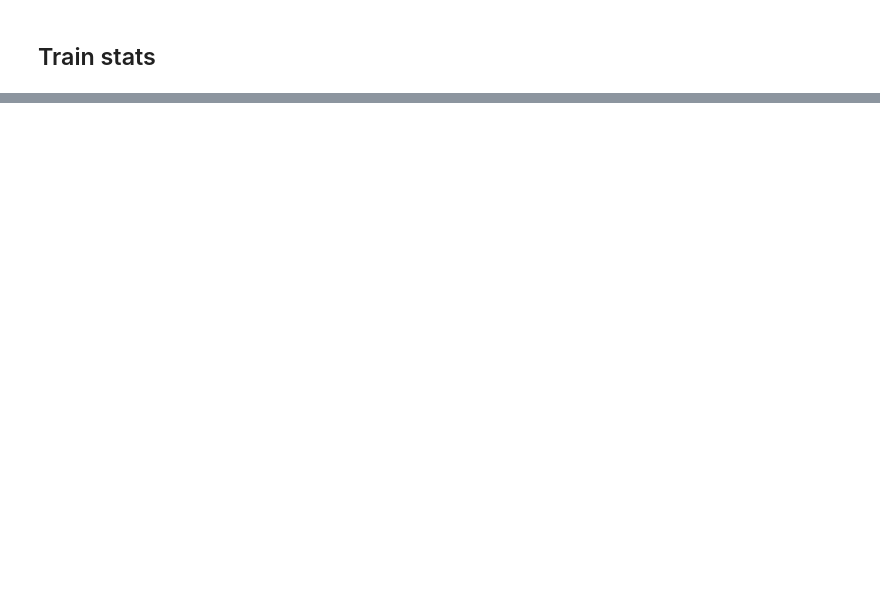
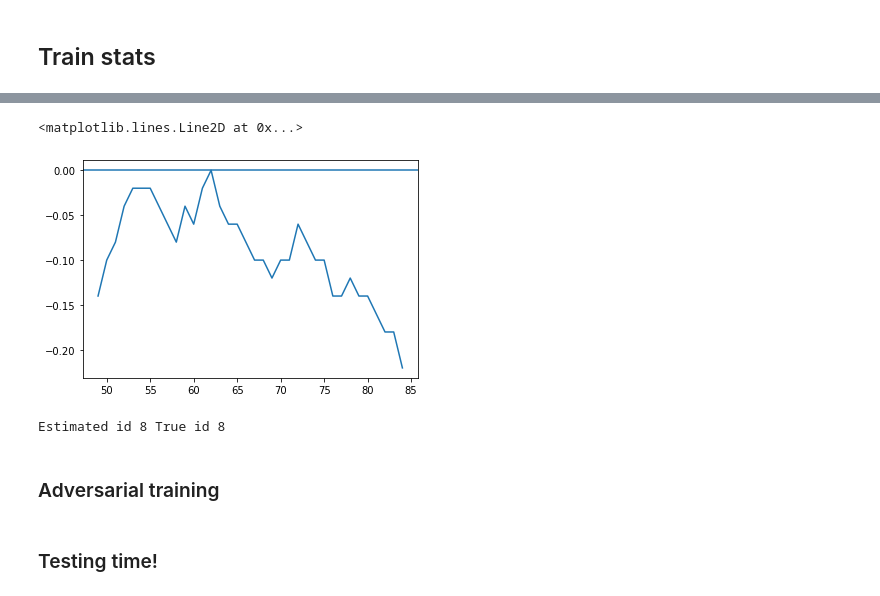
Before and after one commit to HumanCompatibleAI/better-adversarial-defenses, a Jupyter notebook: rpc_poc.ipynb, the cells around one changed output, grey strips where cells are left out. Drawn from its saved outputs; the diff is of its cells as text; code cells hidden in the pictures; blank space fills up the shorter version.

```diff
--- a/rpc_poc.ipynb
+++ b/rpc_poc.ipynb
@@ -253,0 +317,3 @@ rew
+# %%
+A1.do_train = False
+A2.do_train = False
@@ -253,0 +329,6 @@ rew
+# %%
+plt.plot(pd.Series(A1.reward_by_opponent[A2]).rolling(50).mean())
+plt.axhline(0)
+# %% [output]
+<matplotlib.lines.Line2D at 0x...>
+[figure, added]
@@ -253,0 +347,6 @@ rew
+# %%
+print("Estimated id %d True id %d" % (estimated_agent.identity, A2.identity))
+# %% [output]
+Estimated id 8 True id 8
+# %% [markdown]
+### Adversarial training
@@ -253,0 +360,2 @@ rew
+# %% [markdown]
+### Testing time!
```
Also changed, not shown: parts of 24 cells of this notebook.
